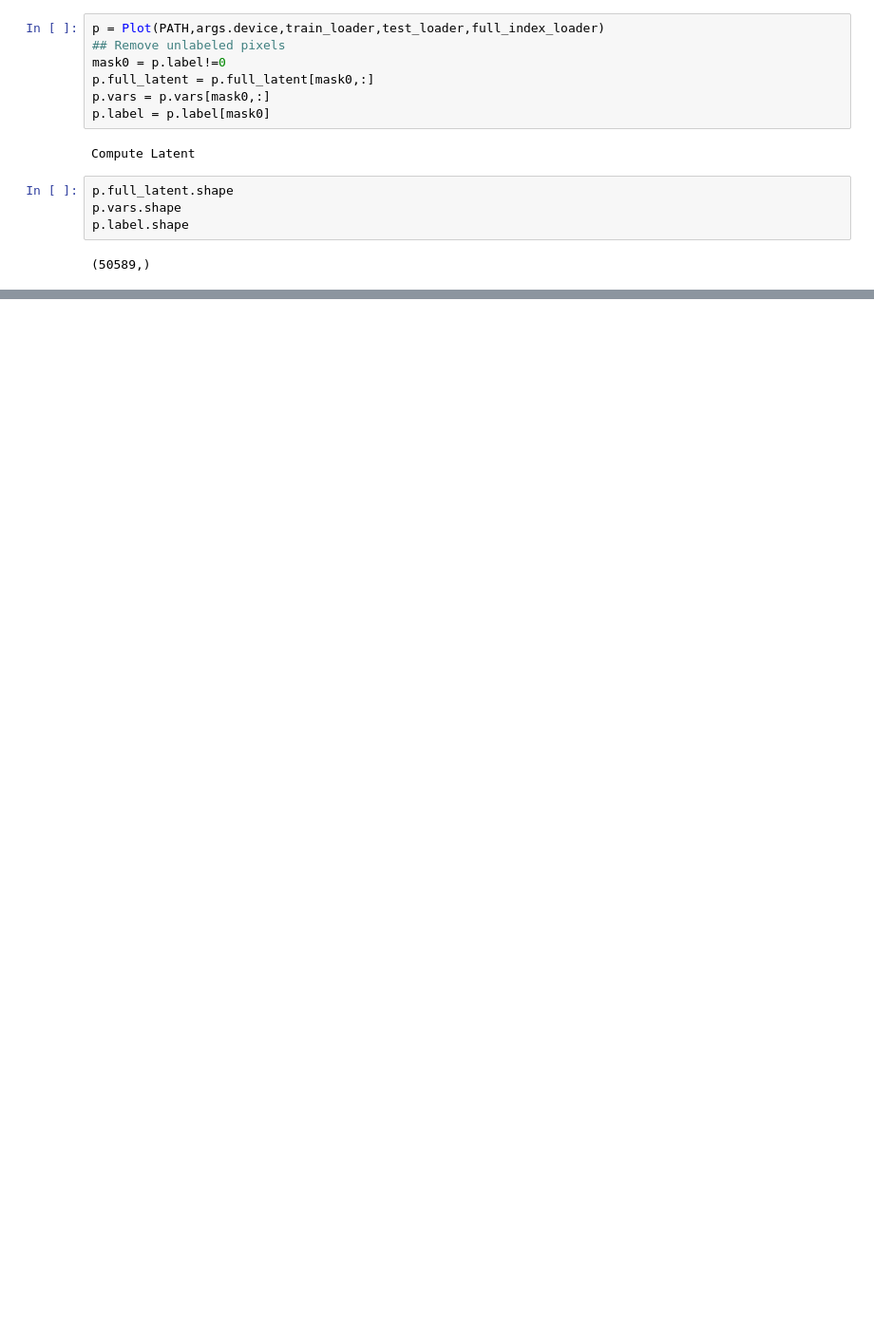
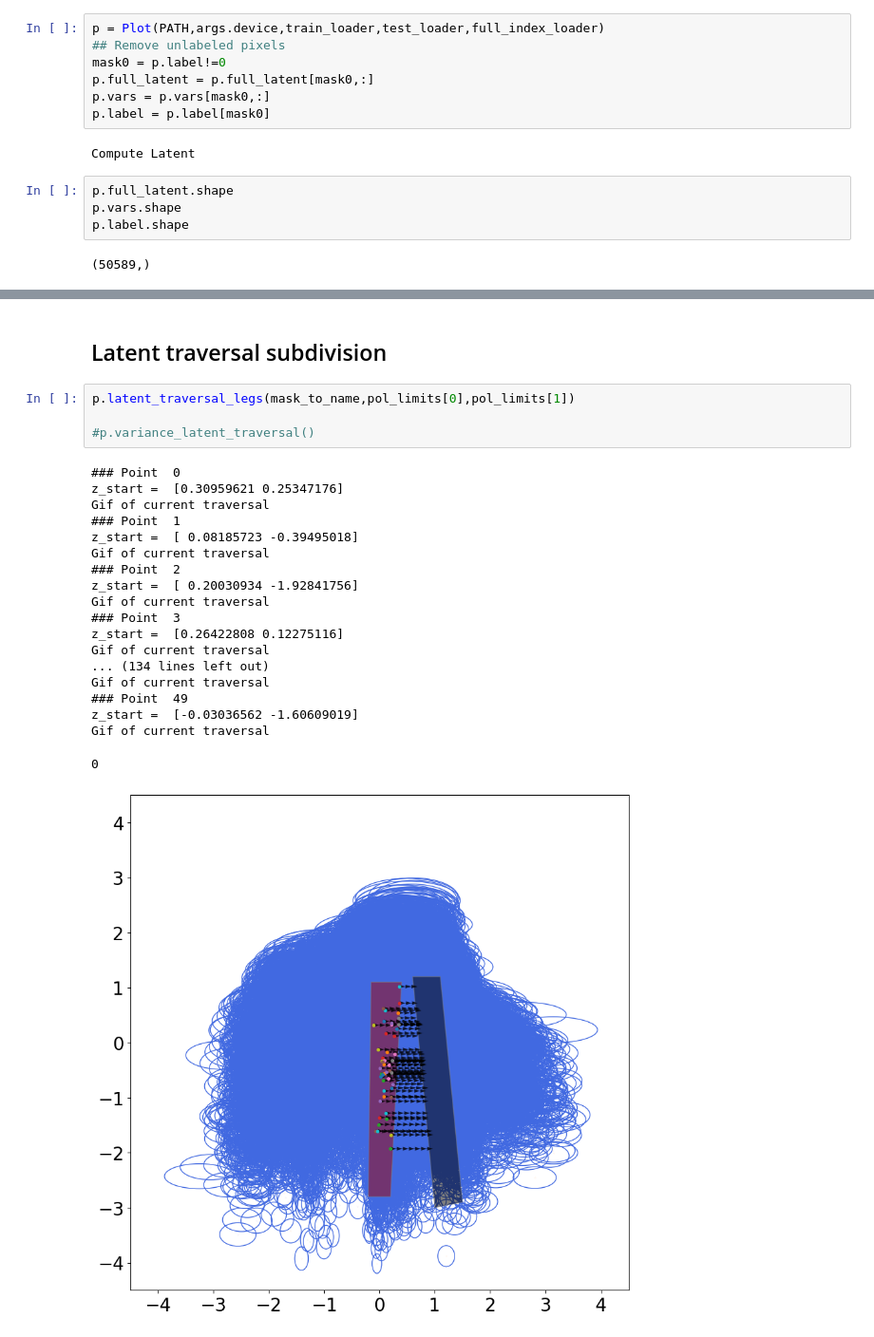
Before and after one commit to vandeplaslab/sisal, a Jupyter notebook: experiments/kidney_data/kidney_data.ipynb, the cells around one changed output, grey strips where cells are left out. Shown at 95% size. Drawn from its saved outputs; the diff is of its cells as text; blank space fills up the shorter version.

```diff
--- a/experiments/kidney_data/kidney_data.ipynb
+++ b/experiments/kidney_data/kidney_data.ipynb
@@ -101,0 +134,26 @@ KeyError: 5.0
+# %% [markdown]
+## Latent traversal subdivision
+# %%
+p.latent_traversal_legs(mask_to_name,pol_limits[0],pol_limits[1])
+
+#p.variance_latent_traversal()
+# %% [output]
+### Point  0
+z_start =  [0.30959621 0.25347176]
+Gif of current traversal
+### Point  1
+z_start =  [ 0.08185723 -0.39495018]
+Gif of current traversal
+### Point  2
+z_start =  [ 0.20030934 -1.92841756]
+Gif of current traversal
+### Point  3
+z_start =  [0.26422808 0.12275116]
+Gif of current traversal
+... (134 lines left out)
+Gif of current traversal
+### Point  49
+z_start =  [-0.03036562 -1.60609019]
+Gif of current traversal
+0
+[figure, added]
```
Also changed, not shown: parts of 11 cells of this notebook, 6 other files.
